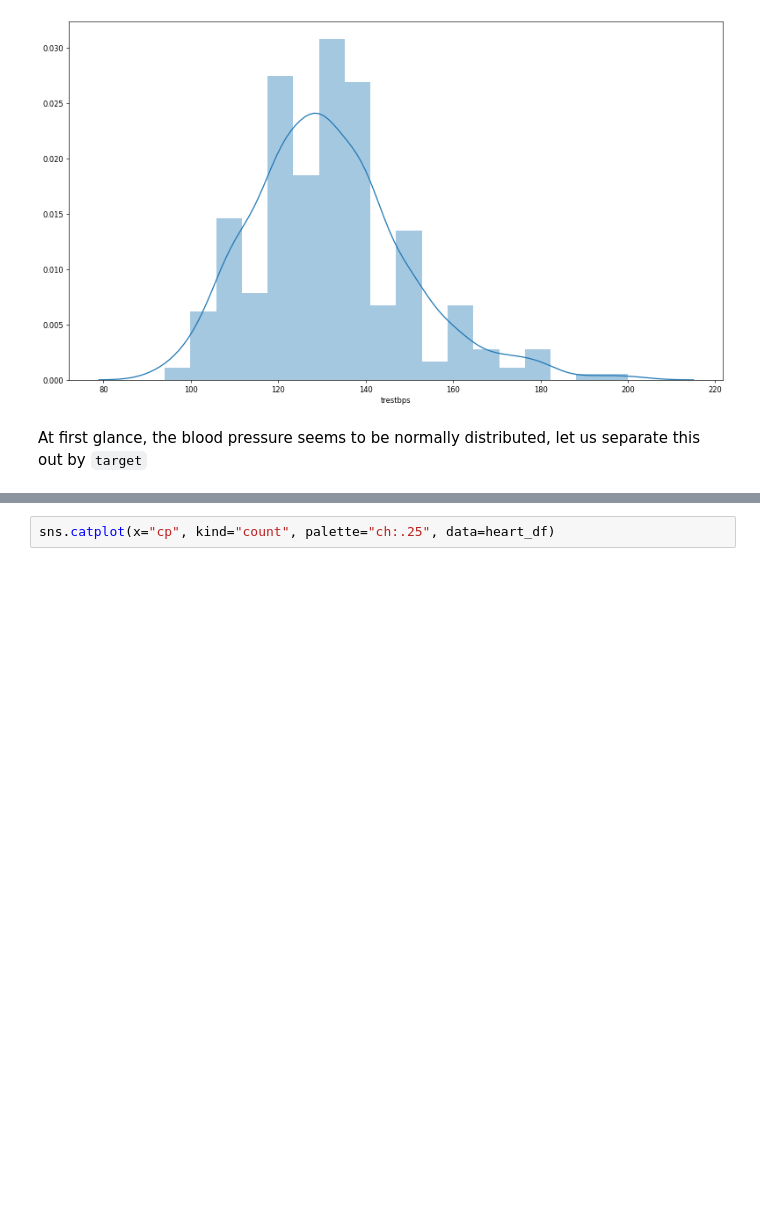
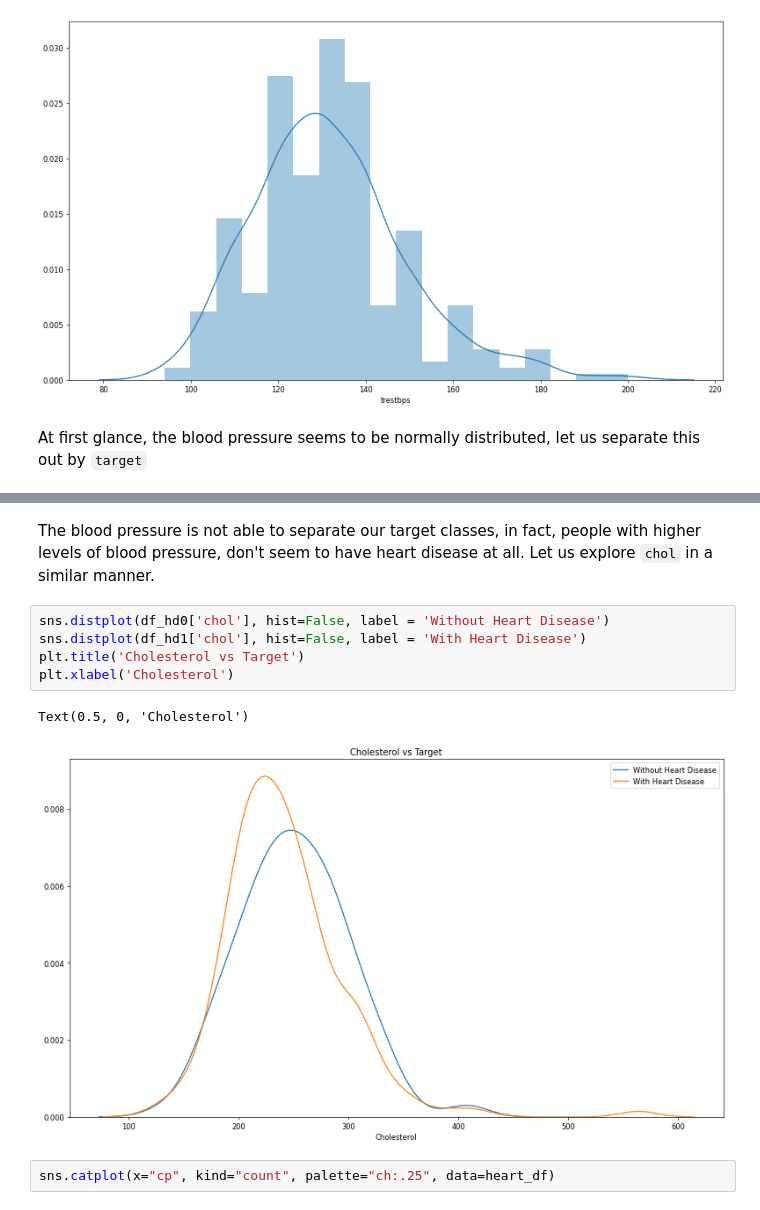
Before and after one commit to NeilBardhan/logistic-regression, a Jupyter notebook: heart_disease/notebooks/classification.ipynb, the cells around one changed output, grey strips where cells are left out. Drawn from its saved outputs; the diff is of its cells as text; blank space fills up the shorter version.

```diff
--- a/heart_disease/notebooks/classification.ipynb
+++ b/heart_disease/notebooks/classification.ipynb
@@ -187,3 +189,13 @@ sns.distplot(df_hd1['trestbps'], hist=False, label = 'With Heart Disease')
+# %% [markdown]
+The blood pressure is not able to separate our target classes, in fact, people with higher levels of blood pressure, don't seem to have heart disease at all. Let us explore `chol` in a similar manner.
+# %%
+sns.distplot(df_hd0['chol'], hist=False, label = 'Without Heart Disease')
+sns.distplot(df_hd1['chol'], hist=False, label = 'With Heart Disease')
+plt.title('Cholesterol vs Target')
+plt.xlabel('Cholesterol')
+# %% [output]
+Text(0.5, 0, 'Cholesterol')
+[figure, added]
 # %%
 sns.catplot(x="cp", kind="count", palette="ch:.25", data=heart_df)
 # %% [output]
```
Also changed, not shown: parts of 1 cell of this notebook.
